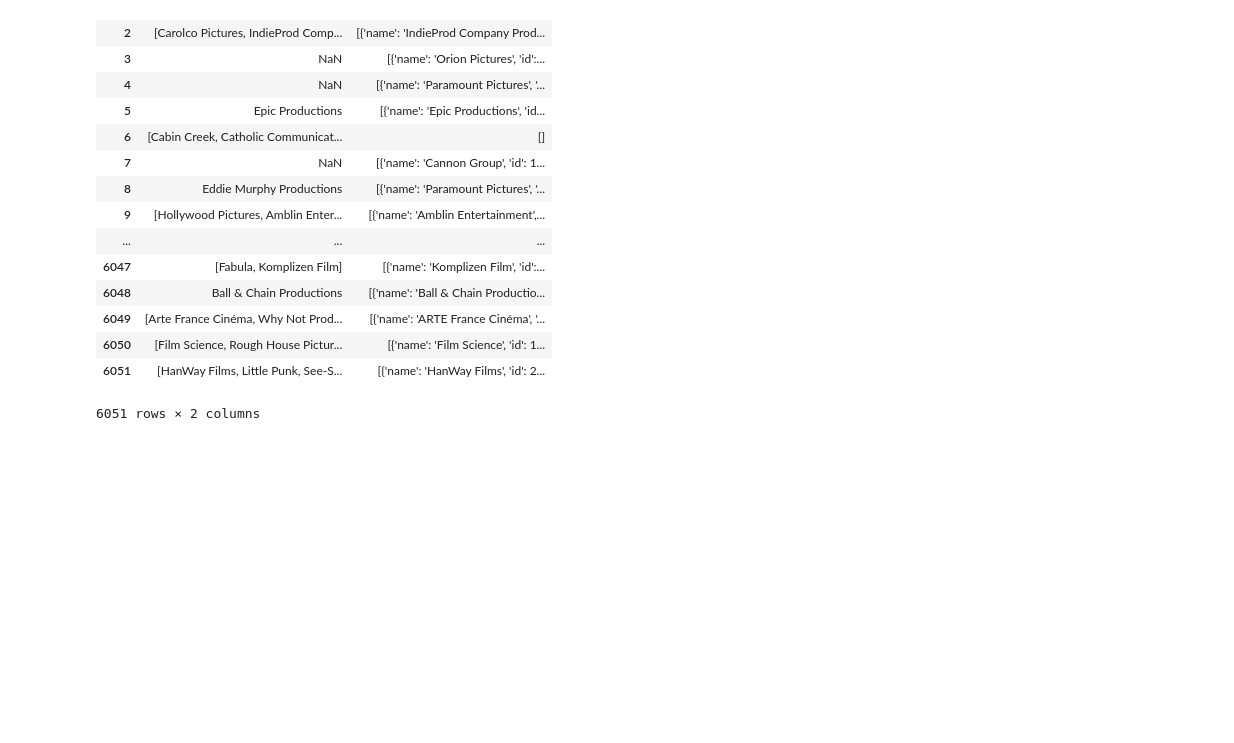
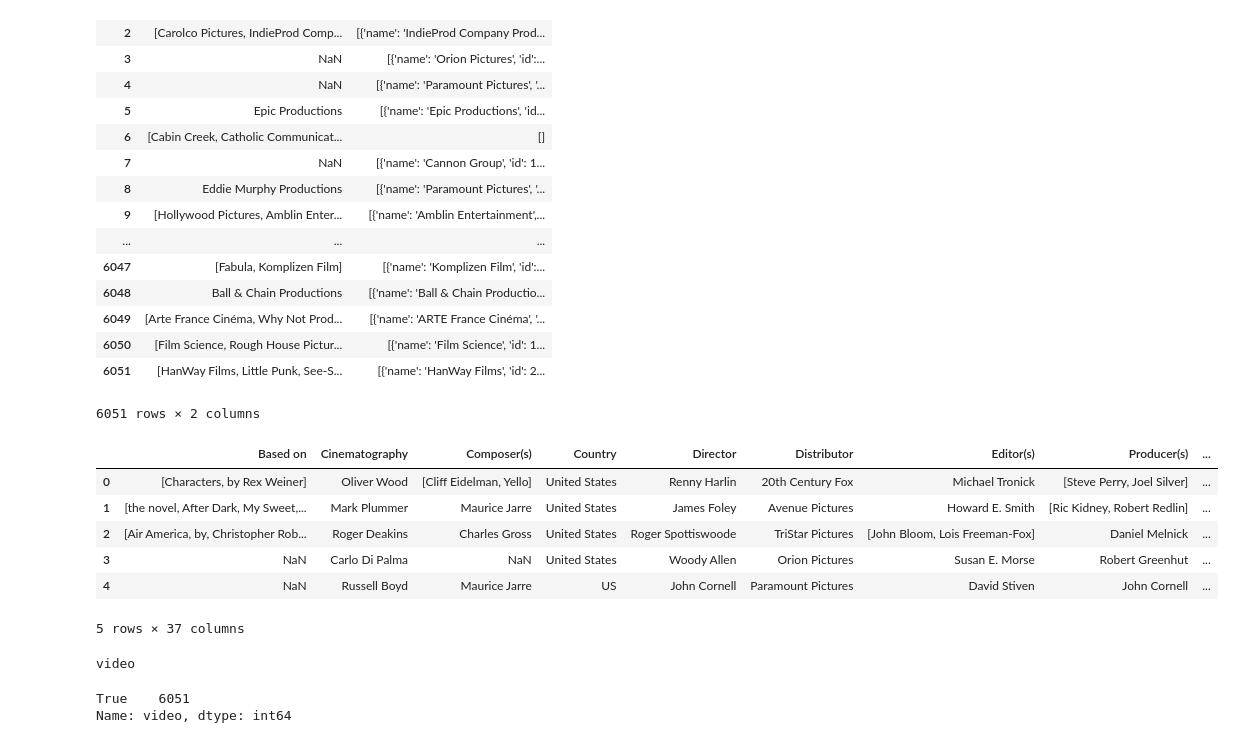
Before and after one commit to Cthompsonlbi/Movies-ETL-Practice, a Jupyter notebook: ETL.ipynb, the cells around one changed output. Cells and saved outputs as stored; diff of their text form; code cells hidden in the pictures; blank space fills up the shorter version.

```diff
--- a/ETL.ipynb
+++ b/ETL.ipynb
@@ -931,5 +930,32 @@ movies_df.drop(columns = ['title_wiki','release_date_wiki','Language','Productio
 # %%
 def fill_missing_kaggle_data(df, kaggle_column, wiki_column):
     df[kaggle_column] = df.apply(
-        lambda row: row[wiki-column] if row[kaggle_column] == 0 else row [kaggle_column], axis = 1)
+        lambda row: row[wiki_column] if row[kaggle_column] == 0 else row [kaggle_column], axis = 1)
     df.drop(columns=wiki_column, inplace = True)
+# %%
+fill_missing_kaggle_data(movies_df, 'runtime', 'running_time')
+fill_missing_kaggle_data(movies_df, 'budget_kaggle', 'budget_wiki')
+fill_missing_kaggle_data(movies_df, 'revenue','box_office')
+movies_df.head()
+# %% [output]
+|  | Based on | Cinematography | Composer(s) | Country | Director | Distributor | Editor(s) | Producer(s) | ... |
+| 0 | [Characters, by Rex Weiner] | Oliver Wood | [Cliff Eidelman, Yello] | United States | Renny Harlin | 20th Century Fox | Michael Tronick | [Steve Perry, Joel Silver] | ... |
+| 1 | [the novel, After Dark, My Sweet,... | Mark Plummer | Maurice Jarre | United States | James Foley | Avenue Pictures | Howard E. Smith | [Ric Kidney, Robert Redlin] | ... |
+| 2 | [Air America, by, Christopher Rob... | Roger Deakins | Charles Gross | United States | Roger Spottiswoode | TriStar Pictures | [John Bloom, Lois Freeman-Fox] | Daniel Melnick | ... |
+| 3 | NaN | Carlo Di Palma | NaN | United States | Woody Allen | Orion Pictures | Susan E. Morse | Robert Greenhut | ... |
+| 4 | NaN | Russell Boyd | Maurice Jarre | US | John Cornell | Paramount Pictures | David Stiven | John Cornell | ... |
+5 rows × 37 columns
+# %%
+for col in movies_df.columns:
+    lists_to_tuples = lambda x: tuple(x) if type(x) == list else x
+    value_counts = movies_df[col].apply(lists_to_tuples).value_counts(dropna=False)
+    num_values = len(value_counts)
+    if num_values == 1:
+        print(col)
+# %% [output]
+video
+# %%
+movies_df['video'].value_counts(dropna=False)
+# %% [output]
+True    6051
+Name: video, dtype: int64
```
Also changed, not shown: parts of 8 cells of this notebook.
